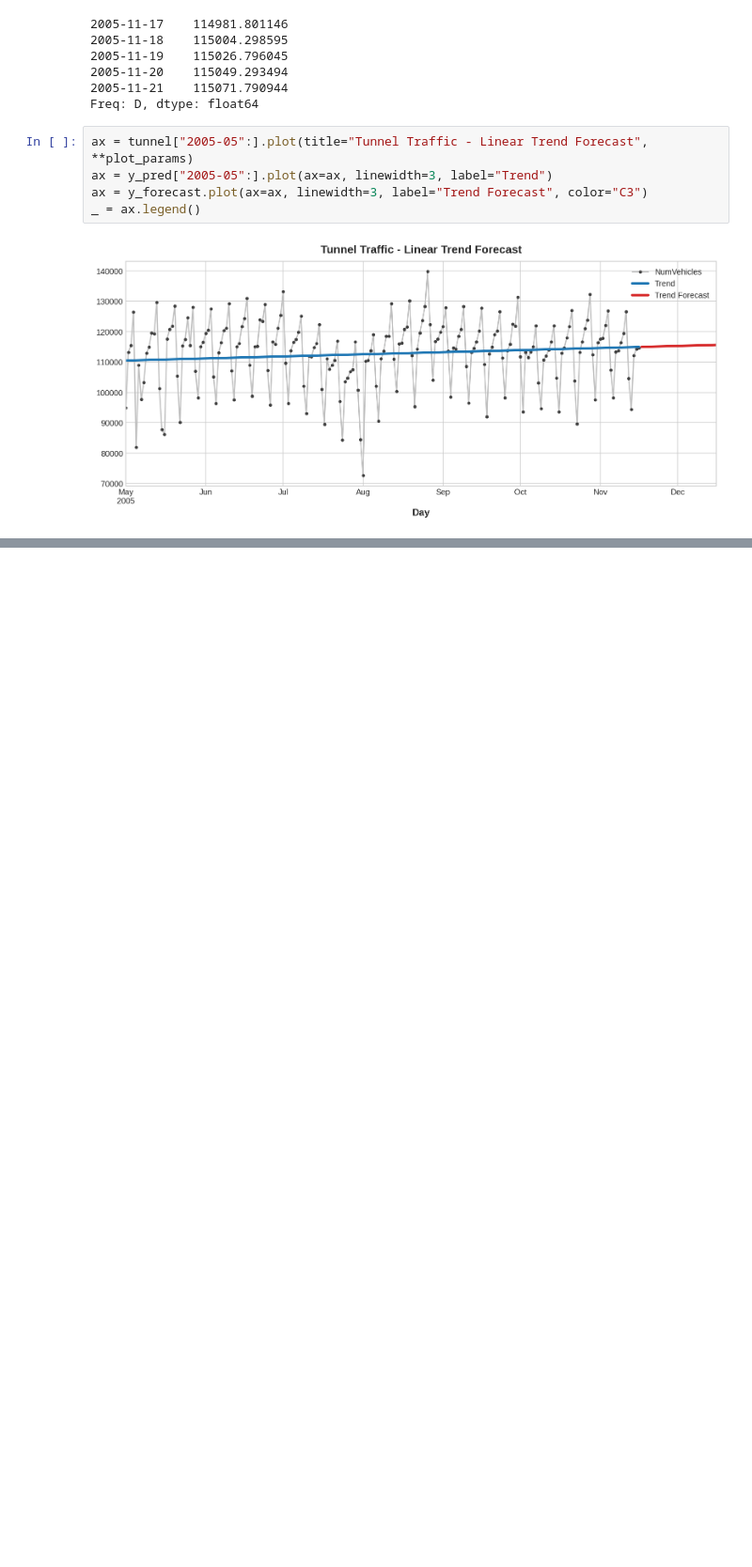
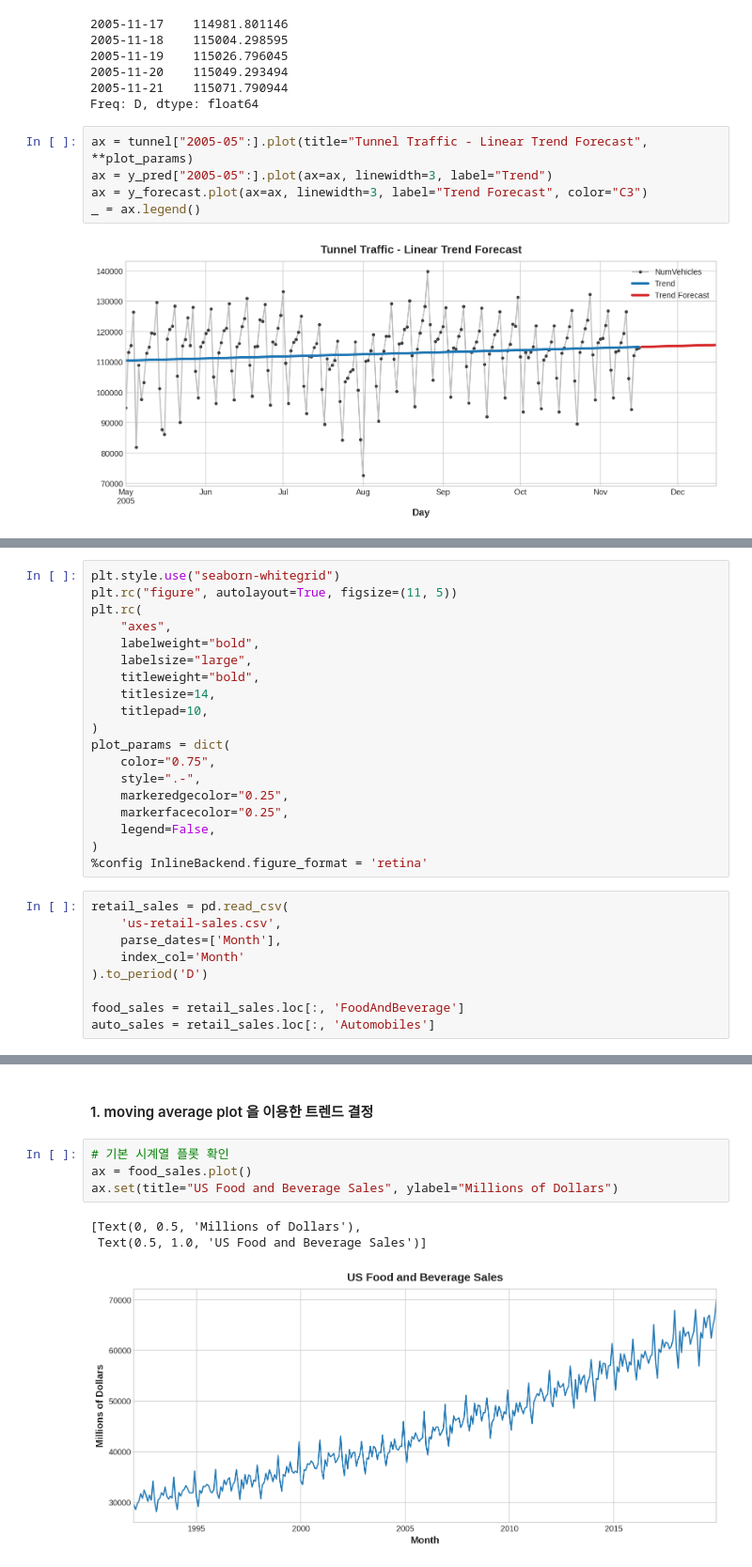
Before and after one commit to nahyeon-an/python, a Jupyter notebook: ML/time-series/Trend.ipynb, the cells around one changed output, grey strips where cells are left out. Shown at 94% size. Drawn from its saved outputs; the diff is of its cells as text; blank space fills up the shorter version.

```diff
--- a/ML/time-series/Trend.ipynb
+++ b/ML/time-series/Trend.ipynb
@@ -189,0 +199,28 @@ _ = ax.legend()
+# %%
+plt.style.use("seaborn-whitegrid")
+plt.rc("figure", autolayout=True, figsize=(11, 5))
+plt.rc(
+    "axes",
+    labelweight="bold",
+    labelsize="large",
+    titleweight="bold",
+    titlesize=14,
+    titlepad=10,
+)
+plot_params = dict(
+    color="0.75",
+    style=".-",
+    markeredgecolor="0.25",
+    markerfacecolor="0.25",
+    legend=False,
+)
+%config InlineBackend.figure_format = 'retina'
+# %%
+retail_sales = pd.read_csv(
+    'us-retail-sales.csv',
+    parse_dates=['Month'],
+    index_col='Month'
+).to_period('D')
+
+food_sales = retail_sales.loc[:, 'FoodAndBeverage']
+auto_sales = retail_sales.loc[:, 'Automobiles']
@@ -189,0 +283,10 @@ _ = ax.legend()
+# %% [markdown]
+#### 1. moving average plot 을 이용한 트렌드 결정
+# %%
+# 기본 시계열 플롯 확인
+ax = food_sales.plot()
+ax.set(title="US Food and Beverage Sales", ylabel="Millions of Dollars")
+# %% [output]
+[Text(0, 0.5, 'Millions of Dollars'),
+ Text(0.5, 1.0, 'US Food and Beverage Sales')]
+[figure, added]
```
Also changed, not shown: parts of 30 cells of this notebook.
